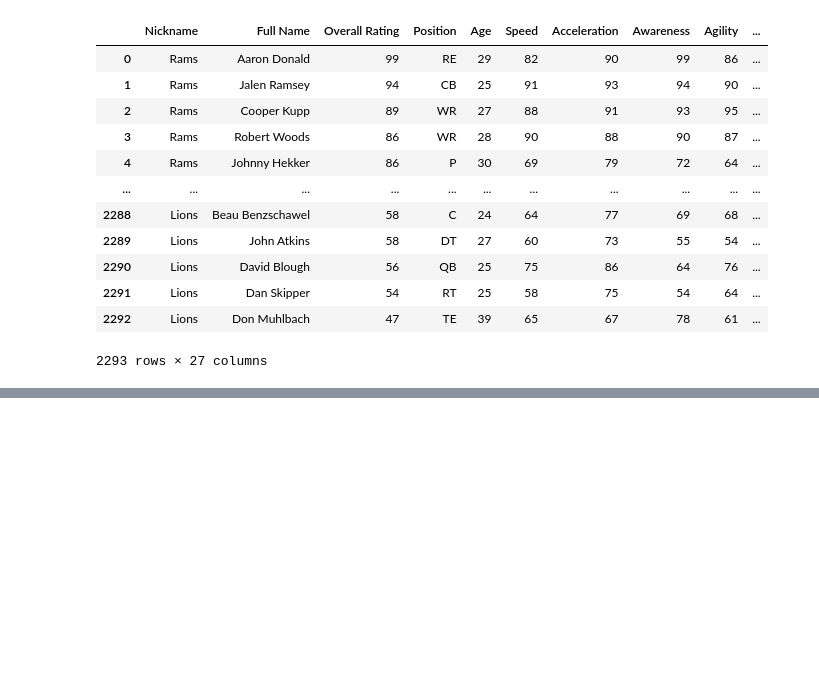
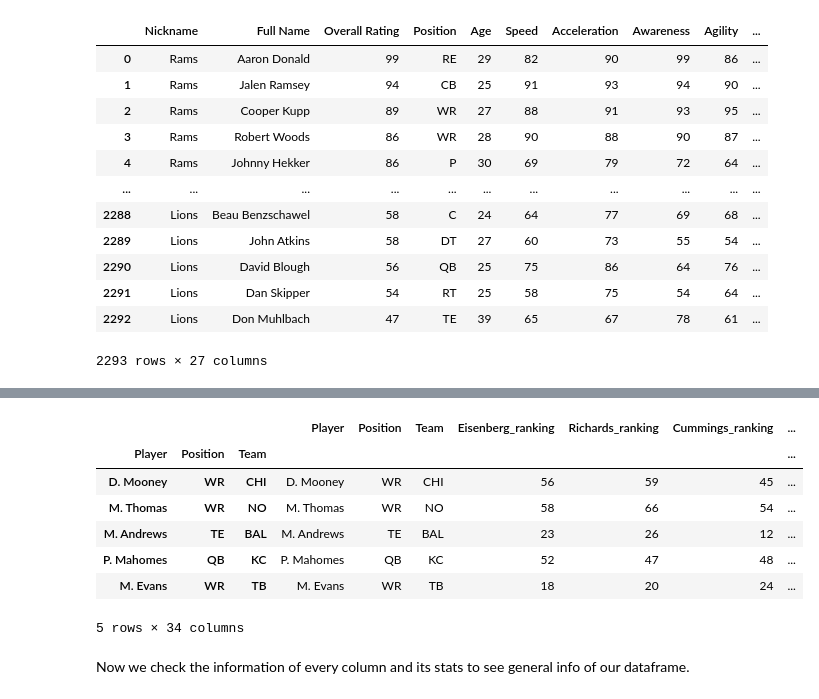
Before and after one commit to Chelechepe/Project_2_Pipeline, a Jupyter notebook: Scrapping and Cleaning.ipynb, the cells around one changed output, grey strips where cells are left out. Saved outputs shown, nothing was run; the diff lists cells and outputs as text; code cells hidden in the pictures; blank space fills up the shorter version.

```diff
--- a/Scrapping and Cleaning.ipynb
+++ b/Scrapping and Cleaning.ipynb
@@ -267,0 +302,13 @@ query
+# %%
+toprank_stats.sample(5)
+# %% [output]
+|  |  |  | Player | Position | Team | Eisenberg_ranking | Richards_ranking | Cummings_ranking | ... |
+| Player | Position | Team |  |  |  |  |  |  | ... |
+| D. Mooney | WR | CHI | D. Mooney | WR | CHI | 56 | 59 | 45 | ... |
+| M. Thomas | WR | NO | M. Thomas | WR | NO | 58 | 66 | 54 | ... |
+| M. Andrews | TE | BAL | M. Andrews | TE | BAL | 23 | 26 | 12 | ... |
+| P. Mahomes | QB | KC | P. Mahomes | QB | KC | 52 | 47 | 48 | ... |
+| M. Evans | WR | TB | M. Evans | WR | TB | 18 | 20 | 24 | ... |
+5 rows × 34 columns
+# %% [markdown]
+Now we check the information of every column and its stats to see general info of our dataframe.
```
Also changed, not shown: parts of 27 cells of this notebook, 4 other files.
